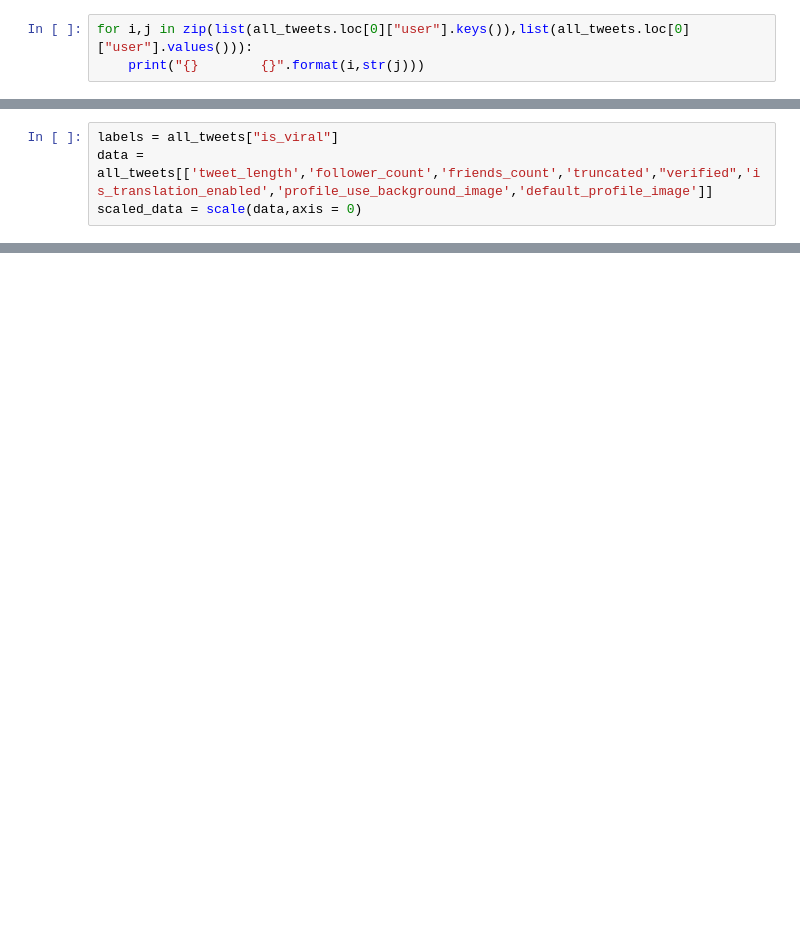
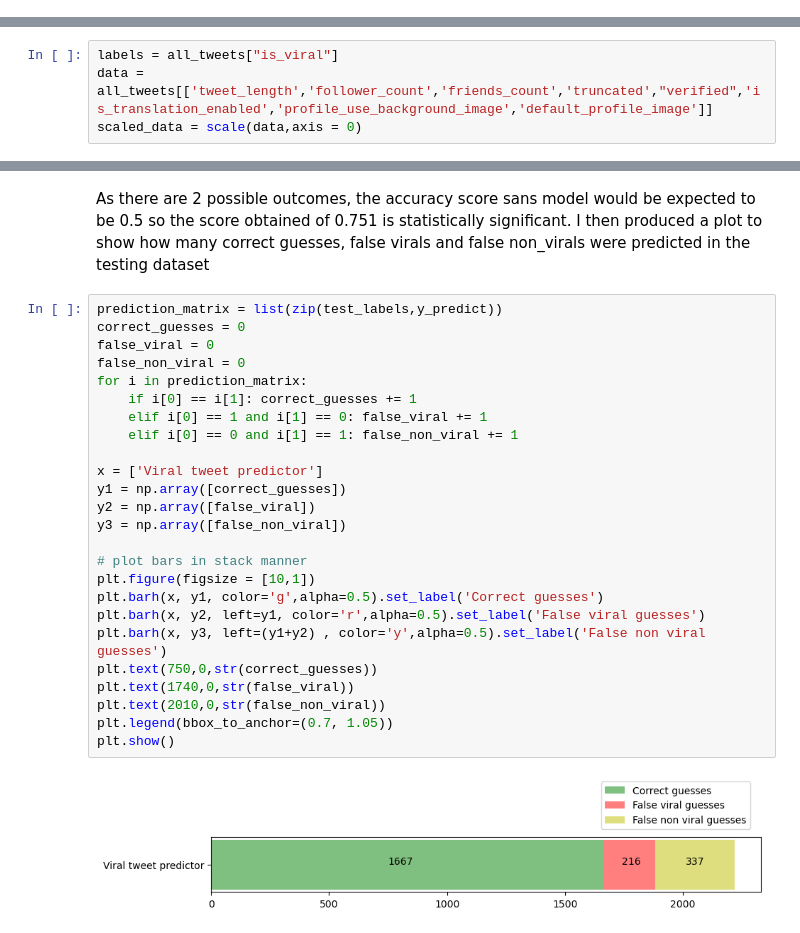
Before and after one commit to jaigab/Optimum_Dialysis_Hours, a Jupyter notebook: twitter_classification_project/viral tweet predictor.ipynb, the cells around one changed output, grey strips where cells are left out. Cells and saved outputs as stored; diff of their text form; blank space fills up the shorter version.

```diff
--- a/twitter_classification_project/viral tweet predictor.ipynb
+++ b/twitter_classification_project/viral tweet predictor.ipynb
@@ -17,3 +18,0 @@ dict_keys(['id', 'id_str', 'name', 'screen_name', 'location', 'description', 'ur
-# %%
-for i,j in zip(list(all_tweets.loc[0]["user"].keys()),list(all_tweets.loc[0]["user"].values())):
-    print("{}        {}".format(i,str(j)))
@@ -79,0 +79,29 @@ plt.show()
+# %% [markdown]
+As there are 2 possible outcomes, the accuracy score sans model would be expected to be 0.5 so the score obtained of 0.751 is statistically significant. I then produced a plot to show how many correct guesses, false virals and false non_virals were predicted in the testing dataset
+# %%
+prediction_matrix = list(zip(test_labels,y_predict))
+correct_guesses = 0
+false_viral = 0
+false_non_viral = 0
+for i in prediction_matrix:
+    if i[0] == i[1]: correct_guesses += 1
+    elif i[0] == 1 and i[1] == 0: false_viral += 1
+    elif i[0] == 0 and i[1] == 1: false_non_viral += 1
+
+x = ['Viral tweet predictor']
+y1 = np.array([correct_guesses])
+y2 = np.array([false_viral])
+y3 = np.array([false_non_viral])
+
+# plot bars in stack manner
+plt.figure(figsize = [10,1])
+plt.barh(x, y1, color='g',alpha=0.5).set_label('Correct guesses')
+plt.barh(x, y2, left=y1, color='r',alpha=0.5).set_label('False viral guesses')
+plt.barh(x, y3, left=(y1+y2) , color='y',alpha=0.5).set_label('False non viral guesses')
+plt.text(750,0,str(correct_guesses))
+plt.text(1740,0,str(false_viral))
+plt.text(2010,0,str(false_non_viral))
+plt.legend(bbox_to_anchor=(0.7, 1.05))
+plt.show()
+# %% [output]
+[figure, added]
```
Also changed, not shown: parts of 18 cells of this notebook, 1 other file.
